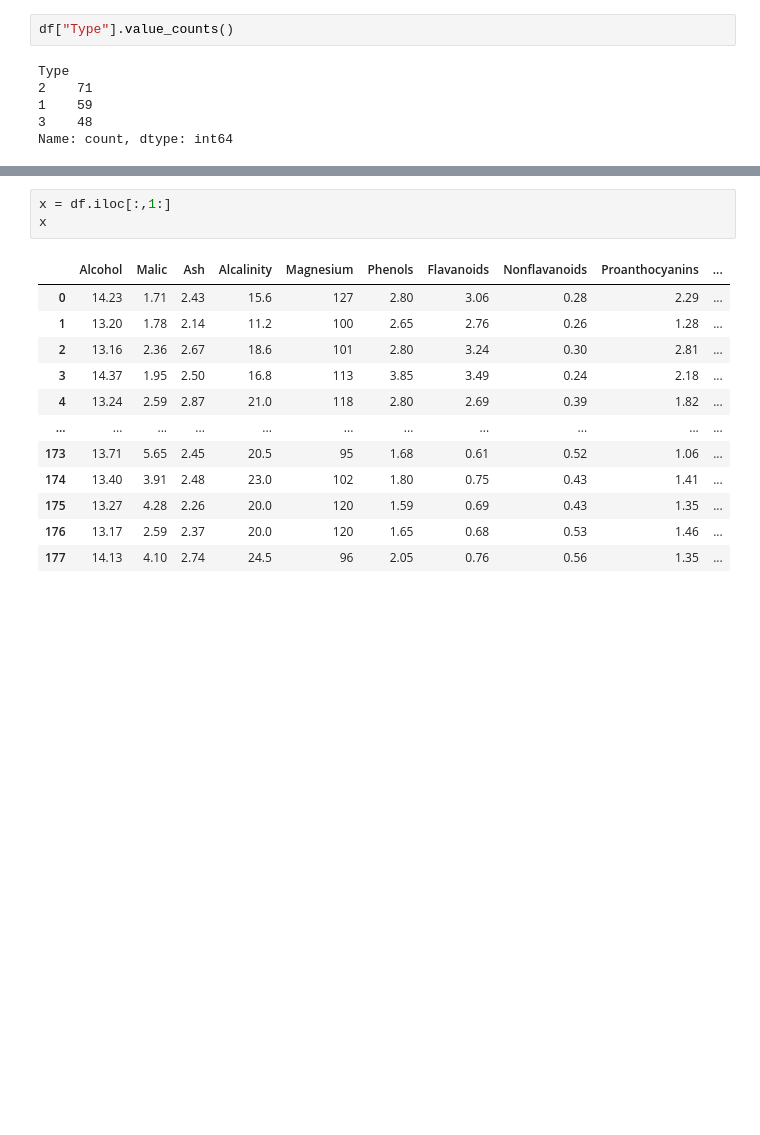
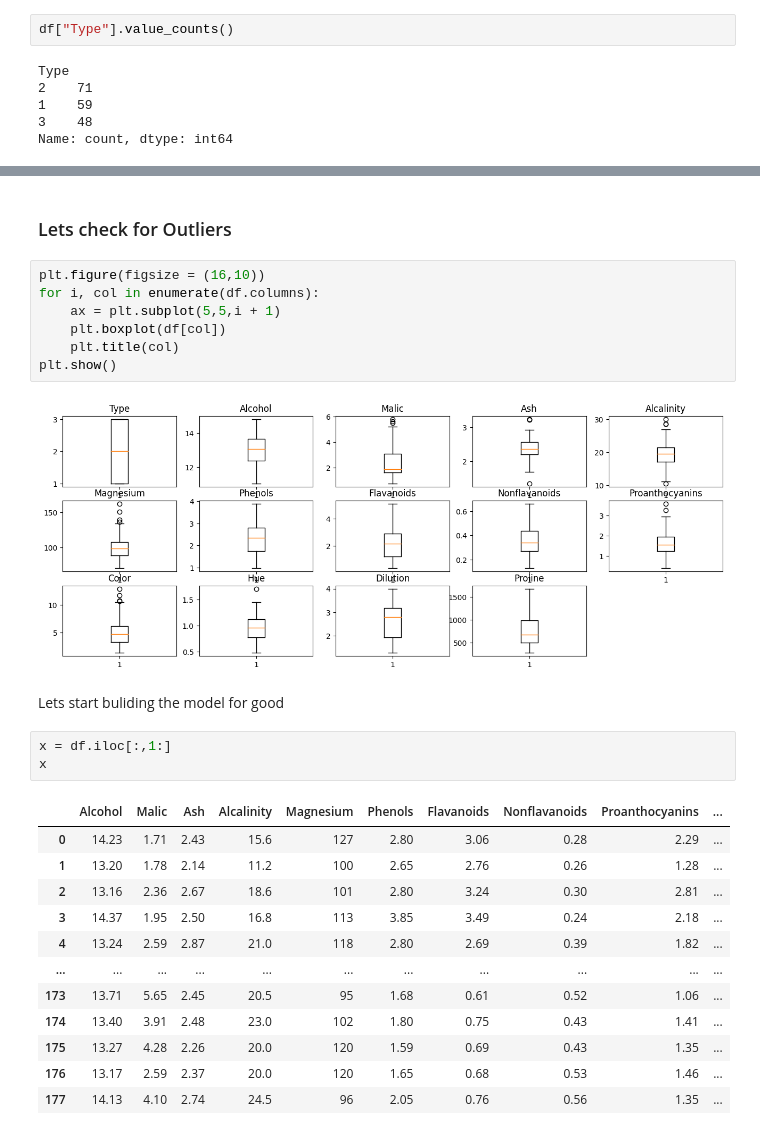
Before and after one commit to its-relative/Excelr, a Jupyter notebook: assignments/PCA/PCAwine.ipynb, the cells around one changed output, grey strips where cells are left out. Saved outputs shown, nothing was run; the diff lists cells and outputs as text; blank space fills up the shorter version.

```diff
--- a/assignments/PCA/PCAwine.ipynb
+++ b/assignments/PCA/PCAwine.ipynb
@@ -29,3 +119,16 @@ Name: count, dtype: int64
+# %% [markdown]
+### Lets check for Outliers
+# %%
+plt.figure(figsize = (16,10))
+for i, col in enumerate(df.columns):
+    ax = plt.subplot(5,5,i + 1)
+    plt.boxplot(df[col])
+    plt.title(col)
+plt.show()
+# %% [output]
+[figure, added]
+# %% [markdown]
+Lets start buliding the model for good
 # %%
 x = df.iloc[:,1:]
 x
```
Also changed, not shown: parts of 44 cells of this notebook.
